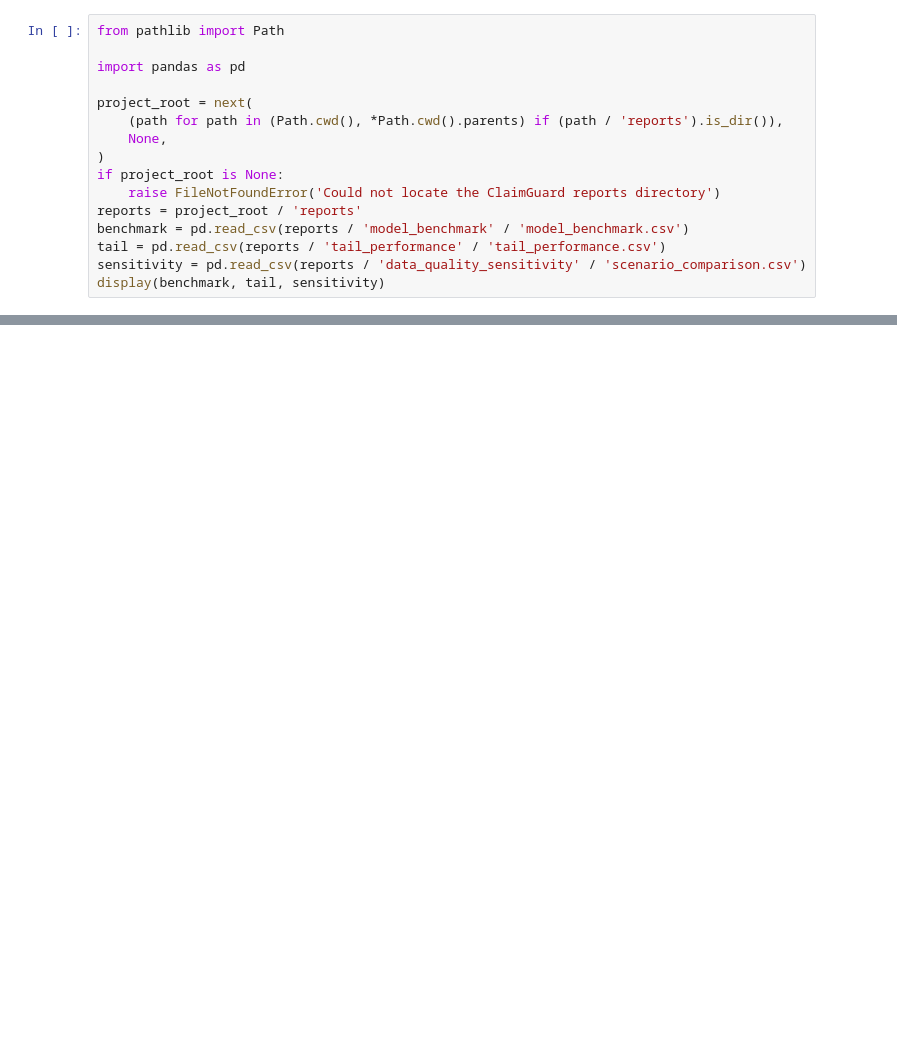
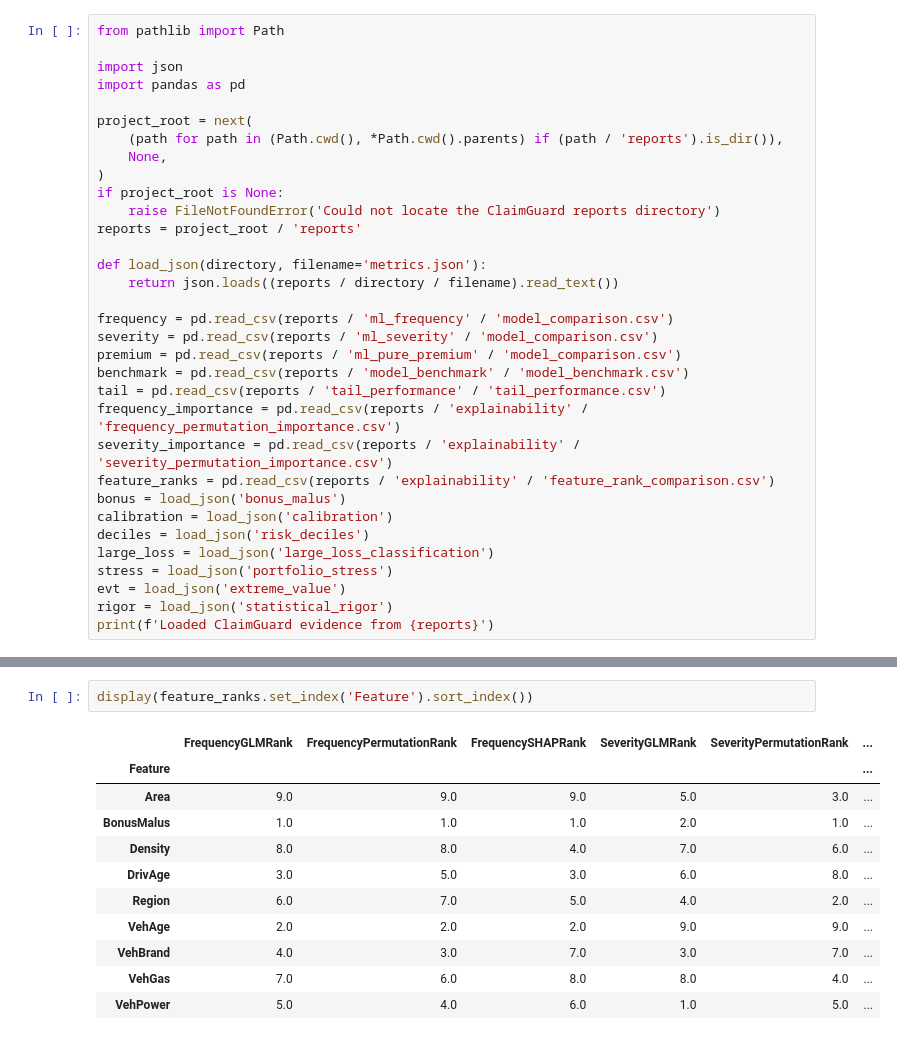
Before and after one commit to hkbuttar/claimguard, a Jupyter notebook: notebooks/research.ipynb, the cells around one changed output, grey strips where cells are left out. Cells and saved outputs as stored; diff of their text form; blank space fills up the shorter version.

```diff
--- a/notebooks/research.ipynb
+++ b/notebooks/research.ipynb
@@ -96,6 +9,7 @@ Run the following cell after generating the model reports. It supports Jupyter l
 # %%
 from pathlib import Path
 
+import json
 import pandas as pd
 
 project_root = next(
@@ -105,7 +19,23 @@ project_root = next(
 if project_root is None:
     raise FileNotFoundError('Could not locate the ClaimGuard reports directory')
 reports = project_root / 'reports'
+
+def load_json(directory, filename='metrics.json'):
+    return json.loads((reports / directory / filename).read_text())
+
+frequency = pd.read_csv(reports / 'ml_frequency' / 'model_comparison.csv')
+severity = pd.read_csv(reports / 'ml_severity' / 'model_comparison.csv')
+premium = pd.read_csv(reports / 'ml_pure_premium' / 'model_comparison.csv')
 benchmark = pd.read_csv(reports / 'model_benchmark' / 'model_benchmark.csv')
 tail = pd.read_csv(reports / 'tail_performance' / 'tail_performance.csv')
-sensitivity = pd.read_csv(reports / 'data_quality_sensitivity' / 'scenario_comparison.csv')
-display(benchmark, tail, sensitivity)
+frequency_importance = pd.read_csv(reports / 'explainability' / 'frequency_permutation_importance.csv')
+severity_importance = pd.read_csv(reports / 'explainability' / 'severity_permutation_importance.csv')
+feature_ranks = pd.read_csv(reports / 'explainability' / 'feature_rank_comparison.csv')
+bonus = load_json('bonus_malus')
+calibration = load_json('calibration')
+deciles = load_json('risk_deciles')
+large_loss = load_json('large_loss_classification')
+stress = load_json('portfolio_stress')
+evt = load_json('extreme_value')
+rigor = load_json('statistical_rigor')
+print(f'Loaded ClaimGuard evidence from {reports}')
@@ -111,0 +90,14 @@ display(benchmark, tail, sensitivity)
+# %%
+display(feature_ranks.set_index('Feature').sort_index())
+# %% [output]
+|  | FrequencyGLMRank | FrequencyPermutationRank | FrequencySHAPRank | SeverityGLMRank | SeverityPermutationRank | ... |
+| Feature |  |  |  |  |  | ... |
+| Area | 9.0 | 9.0 | 9.0 | 5.0 | 3.0 | ... |
+| BonusMalus | 1.0 | 1.0 | 1.0 | 2.0 | 1.0 | ... |
+| Density | 8.0 | 8.0 | 4.0 | 7.0 | 6.0 | ... |
+| DrivAge | 3.0 | 5.0 | 3.0 | 6.0 | 8.0 | ... |
+| Region | 6.0 | 7.0 | 5.0 | 4.0 | 2.0 | ... |
+| VehAge | 2.0 | 2.0 | 2.0 | 9.0 | 9.0 | ... |
+| VehBrand | 4.0 | 3.0 | 7.0 | 3.0 | 7.0 | ... |
+| VehGas | 7.0 | 6.0 | 8.0 | 8.0 | 4.0 | ... |
+| VehPower | 5.0 | 4.0 | 6.0 | 1.0 | 5.0 | ... |
```
Also changed, not shown: parts of 28 cells of this notebook, 3 other files.
